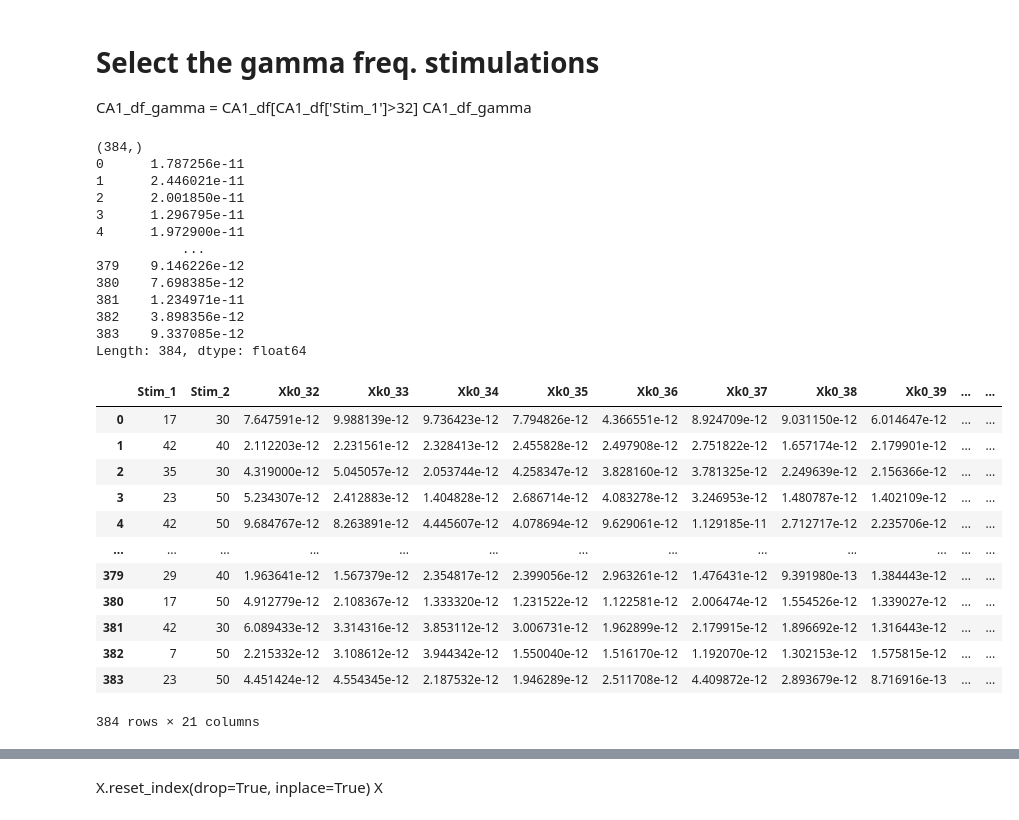
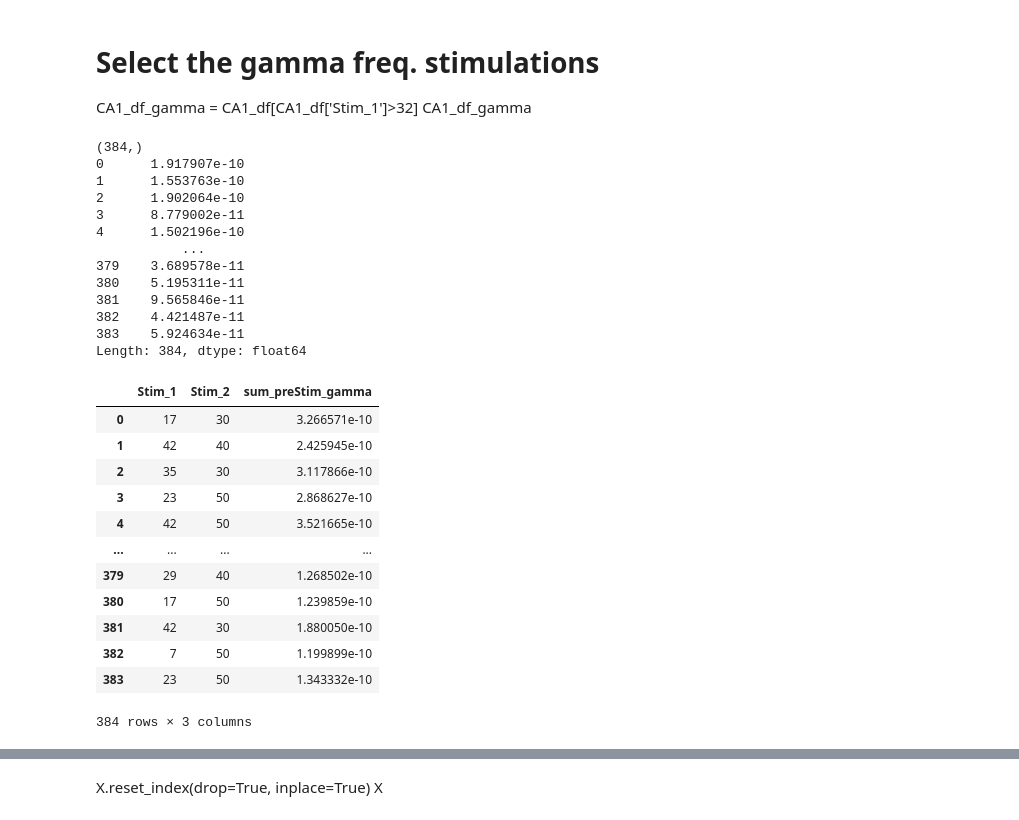
Before and after one commit to Simurgh818/NeuroGaussianProcess, a Jupyter notebook: GP_Anastheisa_vs_Awake.ipynb, the cells around one changed output, grey strips where cells are left out. Cells and saved outputs as stored; diff of their text form; code cells hidden in the pictures.

Commit message:
training one model for both anastesia and awake, doing prediction on min pre stim gamma and 100 random freq and ampl. from the ones we use.

```diff
--- a/GP_Anastheisa_vs_Awake.ipynb
+++ b/GP_Anastheisa_vs_Awake.ipynb
@@ -12,7 +12,7 @@ import GPy
 # from scipy.io import loadmat
 import pandas as pd
 # data_set = loadmat("Mark_4sec_CA1PSD_ISO_freqamp_020619.mat")
-CA1_df = pd.read_csv("Mark_4sec_CA1PSD_ISO_freqamp_020619.csv")
+CA1_df = pd.read_csv("Mark_4sec_CA3PSD_ISO_freqamp_020619.csv")
 CA1_df
 # %% [output]
 |  | Stim_1 | Stim_2 | Xk0_1 | Xk0_2 | Xk0_3 | Xk0_4 | Xk0_5 | Xk0_6 | Xk0_7 | Xk0_8 | ... | ... |
@@ -70 +70,8 @@ Xk0_50    5.053524e-13
 Name: 1, dtype: float64
+# %%
+# sum of pre stimulation gamma
+
+data = np.sum(CA1_df.iloc[:, 33:52], axis=1)
+sum_preStim_gamma = pd.DataFrame(data=data, columns=['sum_preStim_gamma'])
+np.shape(sum_preStim_gamma)
+sum_preStim_gamma
@@ -84,33 +105,35 @@ Y_reshape =Y[:, np.newaxis]
 print(Y)
 # %% [output]
 (384,)
-0      1.787256e-11
-1      2.446021e-11
-2      2.001850e-11
-3      1.296795e-11
-4      1.972900e-11
+0      1.917907e-10
+1      1.553763e-10
+2      1.902064e-10
+3      8.779002e-11
+4      1.502196e-10
            ...
-379    9.146226e-12
-380    7.698385e-12
-381    1.234971e-11
-382    3.898356e-12
-383    9.337085e-12
+379    3.689578e-11
+380    5.195311e-11
+381    9.565846e-11
+382    4.421487e-11
+383    5.924634e-11
 Length: 384, dtype: float64
 # %%
-X = CA1_df.iloc[:,  np.r_[0:2, 33:52]]
-X
+X = CA1_df.iloc[:,  0:2]
+X_preStim_gamma = X.join(sum_preStim_gamma)
+# pd.concat(X, sum_preStim_gamma)
+X_preStim_gamma
 # %% [output]
-|  | Stim_1 | Stim_2 | Xk0_32 | Xk0_33 | Xk0_34 | Xk0_35 | Xk0_36 | Xk0_37 | Xk0_38 | Xk0_39 | ... | ... |
-| 0 | 17 | 30 | 7.647591e-12 | 9.988139e-12 | 9.736423e-12 | 7.794826e-12 | 4.366551e-12 | 8.924709e-12 | 9.031150e-12 | 6.014647e-12 | ... | ... |
-| 1 | 42 | 40 | 2.112203e-12 | 2.231561e-12 | 2.328413e-12 | 2.455828e-12 | 2.497908e-12 | 2.751822e-12 | 1.657174e-12 | 2.179901e-12 | ... | ... |
-| 2 | 35 | 30 | 4.319000e-12 | 5.045057e-12 | 2.053744e-12 | 4.258347e-12 | 3.828160e-12 | 3.781325e-12 | 2.249639e-12 | 2.156366e-12 | ... | ... |
-| 3 | 23 | 50 | 5.234307e-12 | 2.412883e-12 | 1.404828e-12 | 2.686714e-12 | 4.083278e-12 | 3.246953e-12 | 1.480787e-12 | 1.402109e-12 | ... | ... |
-| 4 | 42 | 50 | 9.684767e-12 | 8.263891e-12 | 4.445607e-12 | 4.078694e-12 | 9.629061e-12 | 1.129185e-11 | 2.712717e-12 | 2.235706e-12 | ... | ... |
-| ... | ... | ... | ... | ... | ... | ... | ... | ... | ... | ... | ... | ... |
-| 379 | 29 | 40 | 1.963641e-12 | 1.567379e-12 | 2.354817e-12 | 2.399056e-12 | 2.963261e-12 | 1.476431e-12 | 9.391980e-13 | 1.384443e-12 | ... | ... |
-| 380 | 17 | 50 | 4.912779e-12 | 2.108367e-12 | 1.333320e-12 | 1.231522e-12 | 1.122581e-12 | 2.006474e-12 | 1.554526e-12 | 1.339027e-12 | ... | ... |
-| 381 | 42 | 30 | 6.089433e-12 | 3.314316e-12 | 3.853112e-12 | 3.006731e-12 | 1.962899e-12 | 2.179915e-12 | 1.896692e-12 | 1.316443e-12 | ... | ... |
-| 382 | 7 | 50 | 2.215332e-12 | 3.108612e-12 | 3.944342e-12 | 1.550040e-12 | 1.516170e-12 | 1.192070e-12 | 1.302153e-12 | 1.575815e-12 | ... | ... |
-| 383 | 23 | 50 | 4.451424e-12 | 4.554345e-12 | 2.187532e-12 | 1.946289e-12 | 2.511708e-12 | 4.409872e-12 | 2.893679e-12 | 8.716916e-13 | ... | ... |
+|  | Stim_1 | Stim_2 | sum_preStim_gamma |
+| 0 | 17 | 30 | 3.266571e-10 |
+| 1 | 42 | 40 | 2.425945e-10 |
+| 2 | 35 | 30 | 3.117866e-10 |
+| 3 | 23 | 50 | 2.868627e-10 |
+| 4 | 42 | 50 | 3.521665e-10 |
+| ... | ... | ... | ... |
+| 379 | 29 | 40 | 1.268502e-10 |
+| 380 | 17 | 50 | 1.239859e-10 |
+| 381 | 42 | 30 | 1.880050e-10 |
+| 382 | 7 | 50 | 1.199899e-10 |
+| 383 | 23 | 50 | 1.343332e-10 |
-384 rows × 21 columns
+384 rows × 3 columns
 # %%
```
Also changed, not shown: parts of 19 cells of this notebook, 1 other file.
